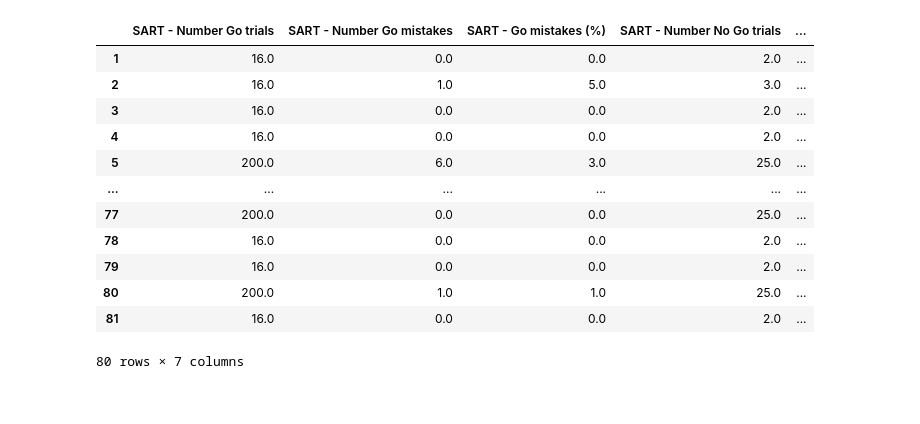
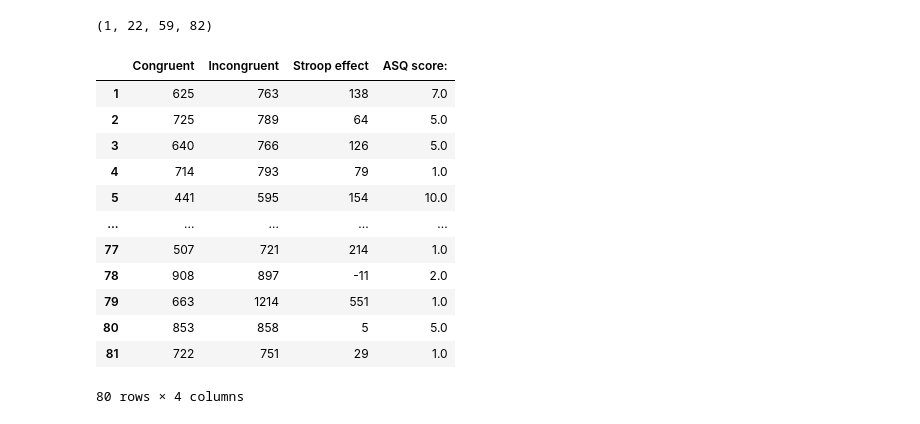
Before and after one commit to sebasgebuis/cogperc, a Jupyter notebook: Untitled.ipynb, the cells around one changed output. Cells and saved outputs as stored; diff of their text form; code cells hidden in the pictures.

```diff
--- a/Untitled.ipynb
+++ b/Untitled.ipynb
@@ -11,25 +11,48 @@ cols = ['Q13_1: Sustained Attention to Response Task (SART): https://www.psytool
         'Q13_6: Sustained Attention to Response Task (SART): https://www.psytoolkit.org/experiment-library/experiment_sart.html - No Go mistakes (%)',
         'Q26_1: Autism Spectrum Quotient: https://www.psytoolkit.org/cgi-bin/3.4.4/survey?s=cRqHQ - Score:',
        ]
+
+cols2 = ['Q9_1: Stroop taak: https://www.psytoolkit.org/experiment-library/experiment_stroop.html - Congruent',
+        'Q9_2: Stroop taak: https://www.psytoolkit.org/experiment-library/experiment_stroop.html - Incongruent',
+        'Q9_3: Stroop taak: https://www.psytoolkit.org/experiment-library/experiment_stroop.html - Stroop effect',
+        'Q26_1: Autism Spectrum Quotient: https://www.psytoolkit.org/cgi-bin/3.4.4/survey?s=cRqHQ - Score:']
+# %%
+len(data[data['Q4: Wat is uw geslacht?'] == 'Dat zeg ik liever niet']),len(data[data['Q4: Wat is uw geslacht?']=='Vrouw']), len(data[data['Q4: Wat is uw geslacht?'] == 'Man']), len(data)
+# %% [output]
+(1, 22, 59, 82)
 # %%
-data = data[cols].dropna()
+# data = data[cols].dropna()
+data1 = data[cols].dropna()
+data2 = data[cols2].dropna()
 # %%
 cols_renamed = {i: f'SART - {i.split("-")[-1]}' for i in cols[:-1]}
+cols2_renamed = {i: i.split("-")[-1][1:] for i in cols2[:-1]}
 
-data = data.rename(columns = cols_renamed)
-data = data.rename(columns = {'Q26_1: Autism Spectrum Quotient: https://www.psytoolkit.org/cgi-bin/3.4.4/survey?s=cRqHQ - Score:': 'ASQ score:'})
-display(data)
+data1 = data1.rename(columns = cols_renamed)
+data1 = data1.rename(columns = {'Q26_1: Autism Spectrum Quotient: https://www.psytoolkit.org/cgi-bin/3.4.4/survey?s=cRqHQ - Score:': 'ASQ score:'})
+
+data2 = data2.rename(columns = cols2_renamed)
+data2 = data2.rename(columns = {'Q26_1: Autism Spectrum Quotient: https://www.psytoolkit.org/cgi-bin/3.4.4/survey?s=cRqHQ - Score:': 'ASQ score:'})
+display(data2)
+
+def fix_data(value):
+    if isinstance(value, int):
+        return value
+    elif isinstance(value, str):
+        return int(value.rstrip('ms'))
+    else:
+        return int(value)
 # %% [output]
-|  | SART - Number Go trials | SART - Number Go mistakes | SART - Go mistakes (%) | SART - Number No Go trials | ... |
-| 1 | 16.0 | 0.0 | 0.0 | 2.0 | ... |
-| 2 | 16.0 | 1.0 | 5.0 | 3.0 | ... |
-| 3 | 16.0 | 0.0 | 0.0 | 2.0 | ... |
-| 4 | 16.0 | 0.0 | 0.0 | 2.0 | ... |
-| 5 | 200.0 | 6.0 | 3.0 | 25.0 | ... |
-| ... | ... | ... | ... | ... | ... |
-| 77 | 200.0 | 0.0 | 0.0 | 25.0 | ... |
-| 78 | 16.0 | 0.0 | 0.0 | 2.0 | ... |
-| 79 | 16.0 | 0.0 | 0.0 | 2.0 | ... |
-| 80 | 200.0 | 1.0 | 1.0 | 25.0 | ... |
-| 81 | 16.0 | 0.0 | 0.0 | 2.0 | ... |
+|  | Congruent | Incongruent | Stroop effect | ASQ score: |
+| 1 | 625 | 763 | 138 | 7.0 |
+| 2 | 725 | 789 | 64 | 5.0 |
+| 3 | 640 | 766 | 126 | 5.0 |
+| 4 | 714 | 793 | 79 | 1.0 |
+| 5 | 441 | 595 | 154 | 10.0 |
+| ... | ... | ... | ... | ... |
+| 77 | 507 | 721 | 214 | 1.0 |
+| 78 | 908 | 897 | -11 | 2.0 |
+| 79 | 663 | 1214 | 551 | 1.0 |
+| 80 | 853 | 858 | 5 | 5.0 |
+| 81 | 722 | 751 | 29 | 1.0 |
-80 rows × 7 columns
+80 rows × 4 columns
```
Also changed, not shown: parts of 5 cells of this notebook, 2 other files.
